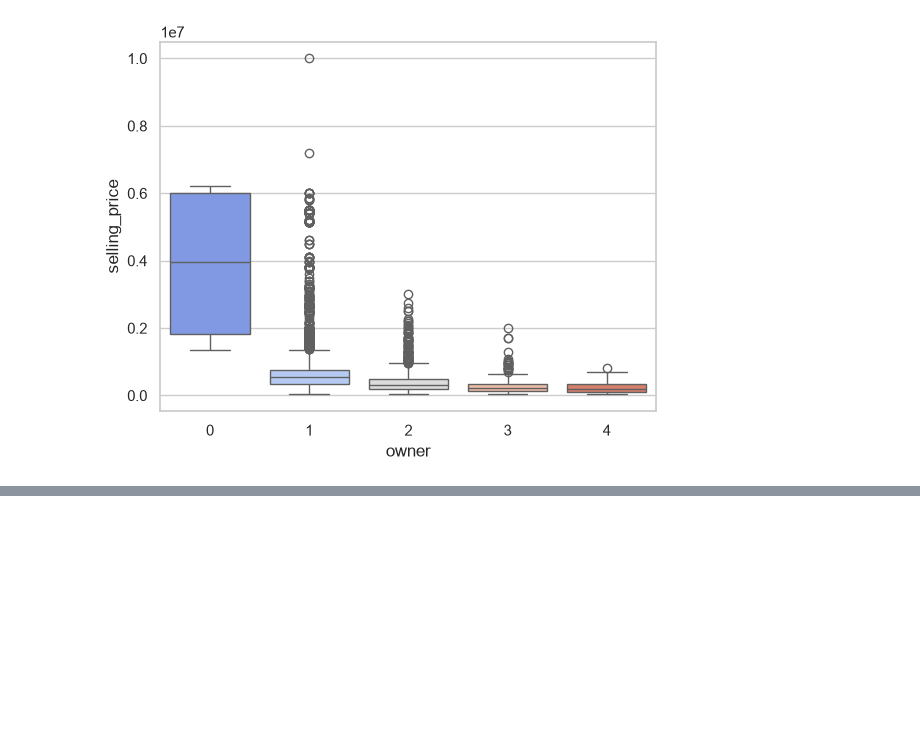
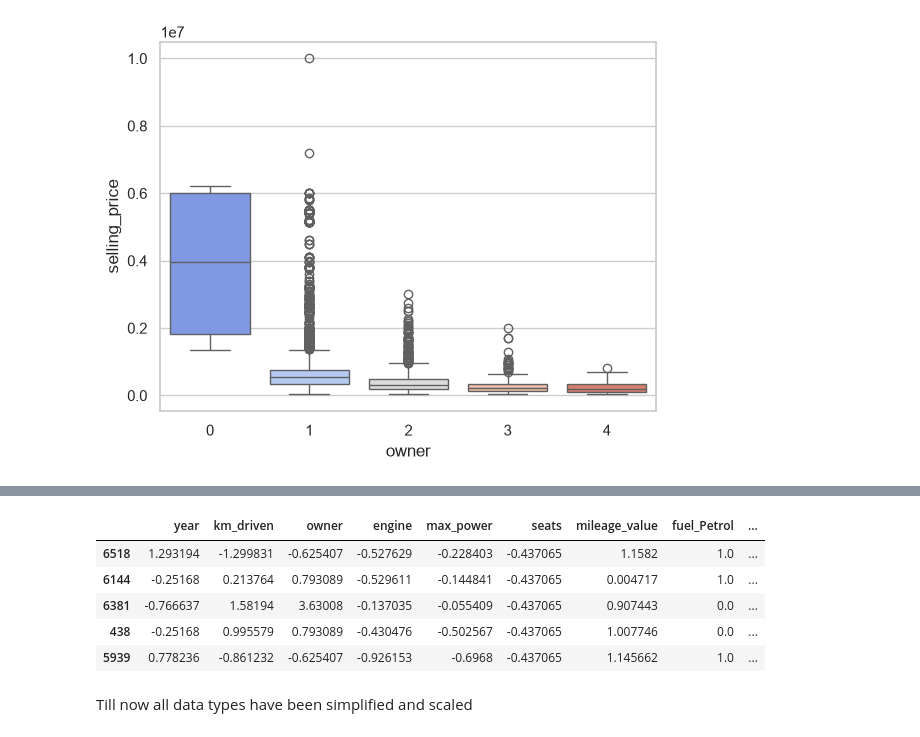
Before and after one commit to vahenoorsingh/Car-Prediction-Model, a Jupyter notebook: ML_car3.ipynb, the cells around one changed output, grey strips where cells are left out. Cells and saved outputs as stored; diff of their text form; code cells hidden in the pictures; blank space fills up the shorter version.

Commit message:
Simplified Data types and scaled

```diff
--- a/ML_car3.ipynb
+++ b/ML_car3.ipynb
@@ -269,0 +278,3 @@ np.int64(0)
+# %%
+car_df.drop(columns=['mileage'], inplace=True)
+car_df.head()
@@ -269,0 +288,32 @@ np.int64(0)
+# %%
+from sklearn.preprocessing import StandardScaler, OneHotEncoder
+from sklearn.compose import ColumnTransformer
+
+X = car_df.drop('selling_price', axis=1)
+y = car_df['selling_price']
+
+categorical_cols = ['fuel', 'seller_type', 'transmission']
+numeric_cols = X.select_dtypes(exclude=['object']).columns.tolist()
+
+transformer = ColumnTransformer(
+    transformers=[
+        ('num', StandardScaler(), numeric_cols),
+        ('cat', OneHotEncoder(drop='first', sparse_output=False), categorical_cols)
+    ],
+    remainder='passthrough',
+    verbose_feature_names_out=False
+)
+
+X_processed = transformer.fit_transform(X)
+new_columns = transformer.get_feature_names_out()
+X_final = pd.DataFrame(X_processed, columns=new_columns, index=X.index)
+X_final.head()
+# %% [output]
+|  | year | km_driven | owner | engine | max_power | seats | mileage_value | fuel_Petrol | ... |
+| 6518 | 1.293194 | -1.299831 | -0.625407 | -0.527629 | -0.228403 | -0.437065 | 1.1582 | 1.0 | ... |
+| 6144 | -0.25168 | 0.213764 | 0.793089 | -0.529611 | -0.144841 | -0.437065 | 0.004717 | 1.0 | ... |
+| 6381 | -0.766637 | 1.58194 | 3.63008 | -0.137035 | -0.055409 | -0.437065 | 0.907443 | 0.0 | ... |
+| 438 | -0.25168 | 0.995579 | 0.793089 | -0.430476 | -0.502567 | -0.437065 | 1.007746 | 0.0 | ... |
+| 5939 | 0.778236 | -0.861232 | -0.625407 | -0.926153 | -0.6968 | -0.437065 | 1.145662 | 1.0 | ... |
+# %% [markdown]
+Till now all data types have been simplified and scaled
```
Also changed, not shown: parts of 11 cells of this notebook.
